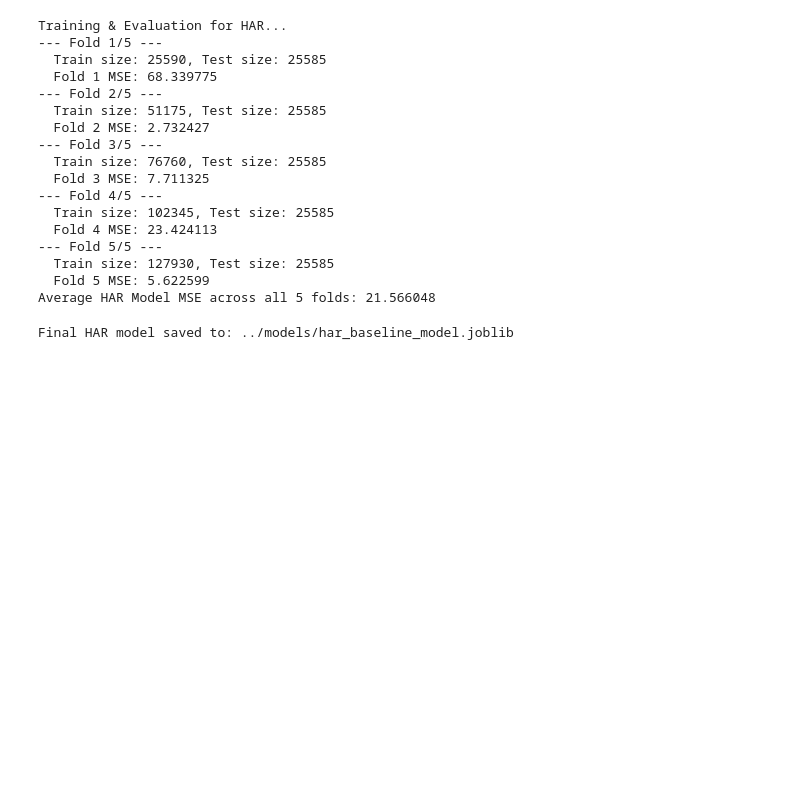
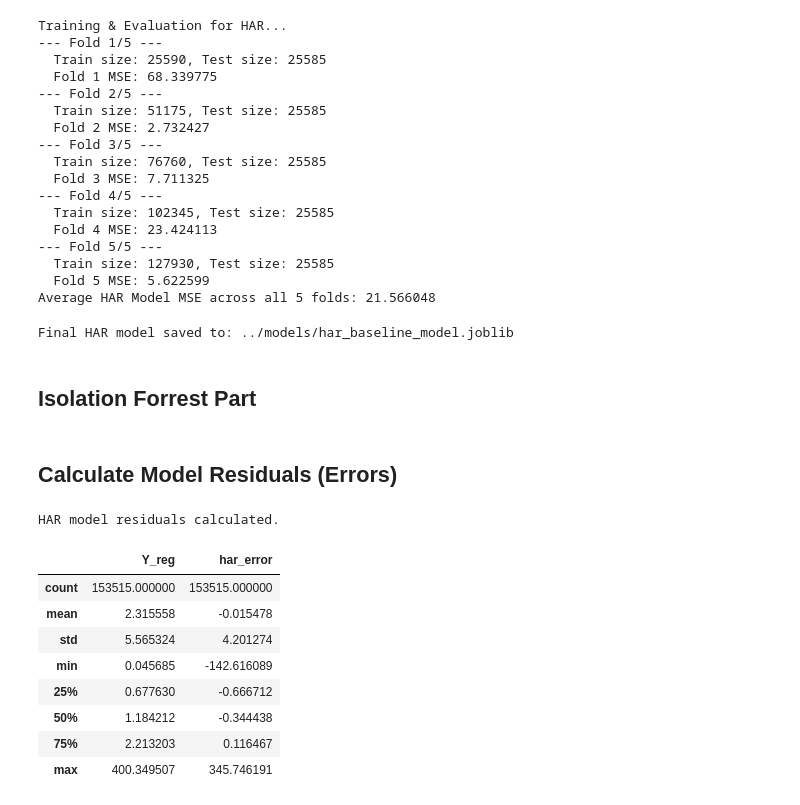
Before and after one commit to samfan-27/MLProject, a Jupyter notebook: notebooks/03_model_building.ipynb, the cells around one changed output. Drawn from its saved outputs; the diff is of its cells as text; code cells hidden in the pictures; blank space fills up the shorter version.

```diff
--- a/notebooks/03_model_building.ipynb
+++ b/notebooks/03_model_building.ipynb
@@ -134,3 +134,5 @@ joblib.dump(final_har_model, har_model_filename)
 print(f"Final HAR model saved to: {har_model_filename}")
 # %% [output]
 Final HAR model saved to: ../models/har_baseline_model.joblib
+# %% [markdown]
+## Isolation Forrest Part
@@ -136,0 +150,18 @@ Final HAR model saved to: ../models/har_baseline_model.joblib
+# %% [markdown]
+## Calculate Model Residuals (Errors)
+# %%
+har_predictions = har_model.predict(X_har)
+df['har_error'] = Y_reg - har_predictions
+print("HAR model residuals calculated.")
+display(df[['Y_reg', 'har_error']].describe())
+# %% [output]
+HAR model residuals calculated.
+|  | Y_reg | har_error |
+| count | 153515.000000 | 153515.000000 |
+| mean | 2.315558 | -0.015478 |
+| std | 5.565324 | 4.201274 |
+| min | 0.045685 | -142.616089 |
+| 25% | 0.677630 | -0.666712 |
+| 50% | 1.184212 | -0.344438 |
+| 75% | 2.213203 | 0.116467 |
+| max | 400.349507 | 345.746191 |
```
Also changed, not shown: parts of 11 cells of this notebook.
